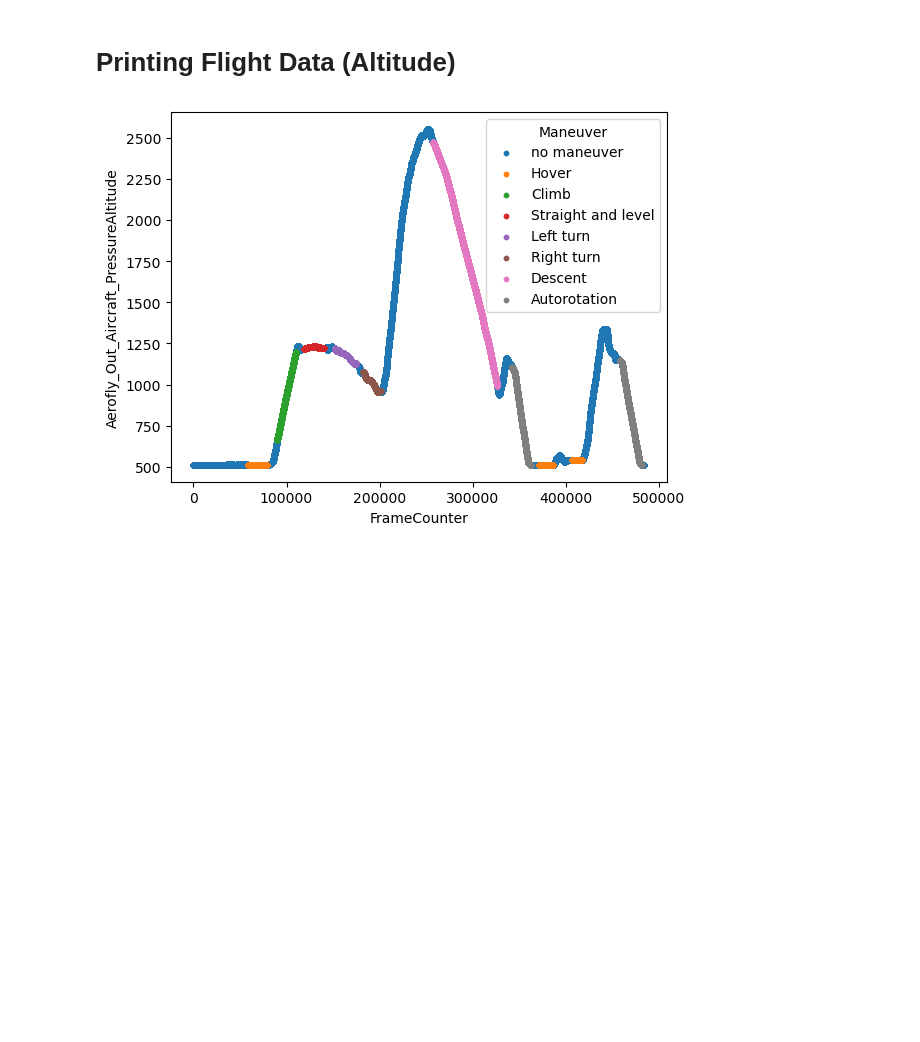
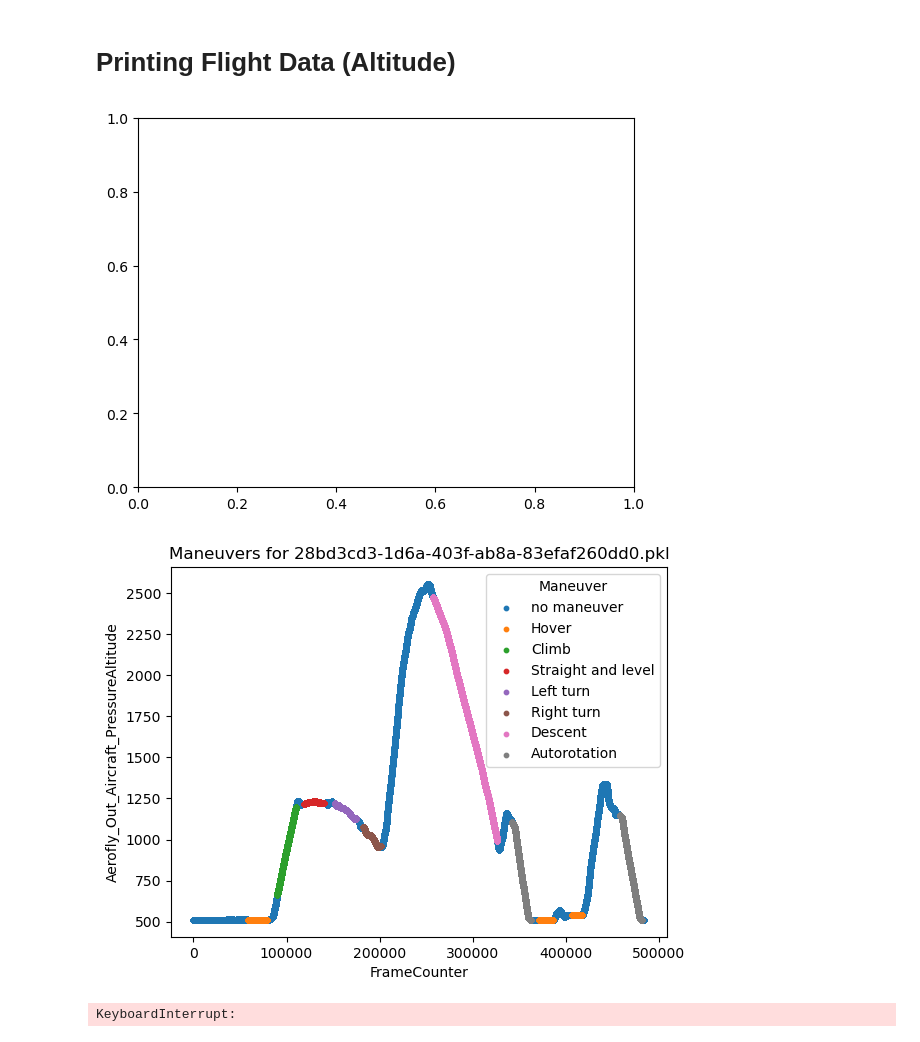
Before and after one commit to schbm/injmol, a Jupyter notebook: main.ipynb, the cells around one changed output. Drawn from its saved outputs; the diff is of its cells as text; code cells hidden in the pictures; blank space fills up the shorter version.

```diff
--- a/main.ipynb
+++ b/main.ipynb
@@ -557,3 +556,17 @@ plt.tight_layout()
 plt.show()
 # %% [output]
 [figure]
+# %%
+pkl_files = glob.glob(os.path.join('parsed_data', '*.pkl'))
+shared_columns = {}
+# Create a plot for each file
+for pkl_file in pkl_files:
+    df = pd.read_pickle(pkl_file)
+    # Find shared columns
+    if not shared_columns:
+        shared_columns = set(df.columns)
+    else:
+        shared_columns &= set(df.columns)
+print(f'{shared_columns}\n are shared with all flights')
+print(f'other columns may have static information and be deleted')
+print(f'the total amount of shared columns is {len(shared_columns)}')
@@ -559,0 +578,12 @@ plt.show()
+# %%
+pkl_files = glob.glob(os.path.join('parsed_data', '*.pkl'))
+column_count = {}
+# Create a plot for each file
+for pkl_file in pkl_files:
+    df = pd.read_pickle(pkl_file)
+    for col in df.columns:
+        if col in column_count:
+            column_count[col] += 1
+        else:
+            # If it's not, add it to the dictionary with a count of 1
+            column_count[col] = 1
@@ -560,23 +612,37 @@ plt.show()
 # %% [markdown]
 # Printing Flight Data (Altitude)
 # %%
+import glob
+
 def plot_maneuvers(df, ax, maneuver_map):
     # Reverse the maneuver_map to get a mapping from integers to strings
     reverse_maneuver_map = {v: k for k, v in maneuver_map.items()}
 
     # Create a scatter plot with points colored by maneuver
     for maneuver in df['maneuver'].unique():
         maneuver_data = df[df['maneuver'] == maneuver]
         ax.scatter(maneuver_data.index.get_level_values('FrameCounter'), maneuver_data['Aerofly_Out_Aircraft_PressureAltitude'], label=reverse_maneuver_map.get(maneuver, f'{maneuver}'), s=10)
 
     # Add labels and legend
     ax.set_xlabel('FrameCounter')
     ax.set_ylabel('Aerofly_Out_Aircraft_PressureAltitude')
     ax.legend(title='Maneuver')
 
 # Create a plot
 fig, ax = plt.subplots()
-plot_maneuvers(df, ax, maneuver_map)
+#plot_maneuvers(df, ax, maneuver_map)
+#plt.show()
+# Get all pickle files in the parsed_data folder
+pkl_files = glob.glob(os.path.join('parsed_data', '*.pkl'))
+
+# Create a plot for each file
+for pkl_file in pkl_files:
+    df = pd.read_pickle(pkl_file)
+    fig, ax = plt.subplots()
+    plot_maneuvers(df, ax, maneuver_map)
+    ax.set_title(f'Maneuvers for {os.path.basename(pkl_file)}')
 plt.show()
 # %% [output]
-[figure, old version]
+[figure, new version]
+[figure, added]
+KeyboardInterrupt:
```
Also changed, not shown: parts of 4 cells of this notebook.
